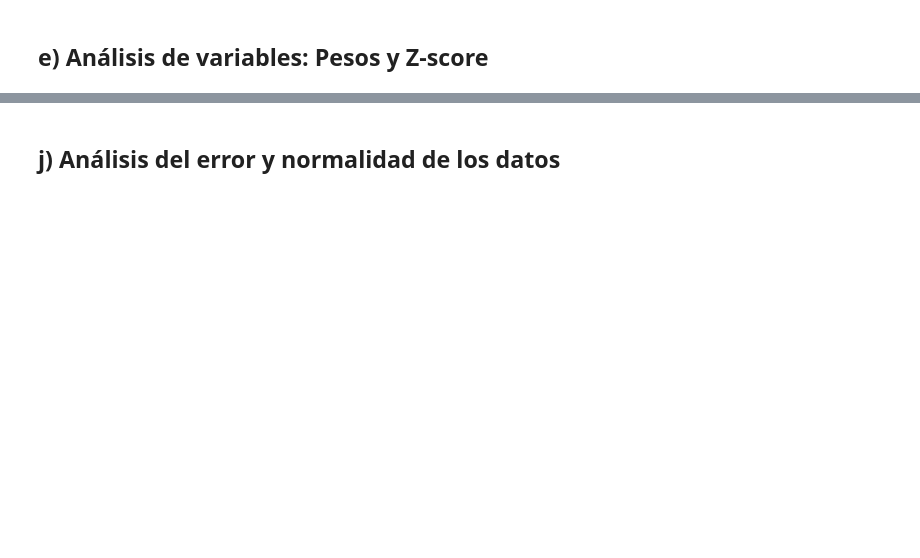
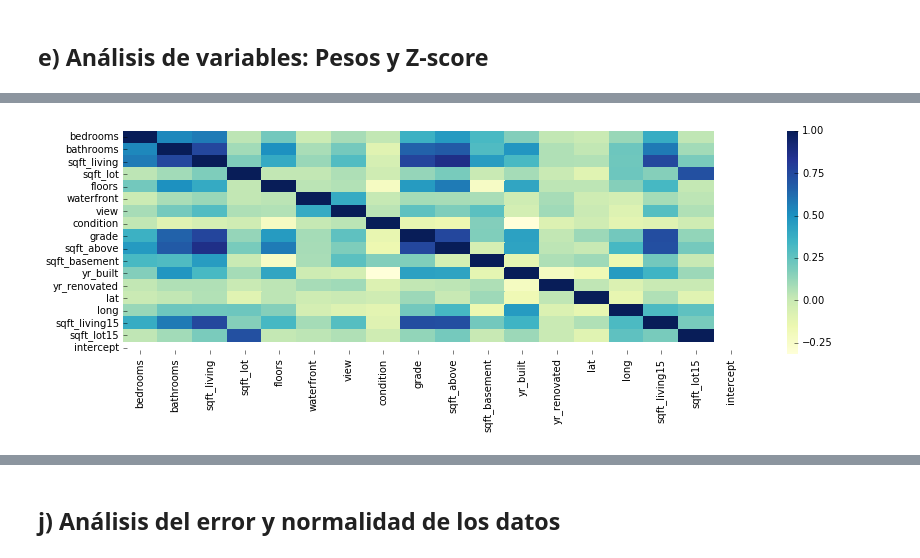
Before and after one commit to VitoVoti/ML_T1_LinReg, a Jupyter notebook: Tarea1 .ipynb, the cells around one changed output, grey strips where cells are left out. Drawn from its saved outputs; the diff is of its cells as text; code cells hidden in the pictures; blank space fills up the shorter version.

```diff
--- a/Tarea1 .ipynb
+++ b/Tarea1 .ipynb
@@ -200,13 +175,0 @@ df_scaled_train.describe()
-# %%
-#Se hace la regresion lineal multiple usando los datos de entrenamiento
-linreg = lm.LinearRegression(fit_intercept = True)
-linreg.fit(Xtrain, ytrain)
-#Coeficientes obtenidos con la regresion sobre los datos de entrenamiento
-print('Coeficientes: \n', linreg.coef_)
-print(linreg.score(Xtest,ytest))
-
-linreg = lm.LinearRegression(fit_intercept = False)
-linreg.fit(Xtrain, ytrain)
-#Coeficientes obtenidos con la regresion sobre los datos de entrenamiento
-print('Coeficientes: \n', linreg.coef_)
-print(linreg.score(Xtest,ytest))
@@ -233,0 +176,7 @@ linreg.score(Xtest,ytest)
+# %%
+import sklearn.linear_model as lm
+linreg = lm.LinearRegression(fit_intercept = False)
+linreg.fit(df_scaled_train, ytrain)
+
+print('Coeficientes: \n', linreg.coef_)
+print(linreg.score(df_scaled_train, ytrain))
@@ -354,0 +241,12 @@ mse_cv
+# %%
+import seaborn as sns
+
+corr = pd.DataFrame.corr(df_scaled_train)
+
+sns.heatmap(corr,
+        xticklabels=corr.columns,
+        yticklabels=corr.columns, cmap="YlGnBu")
+
+plt.show()
+# %% [output]
+[figure, added]
```
Also changed, not shown: parts of 94 cells of this notebook.
